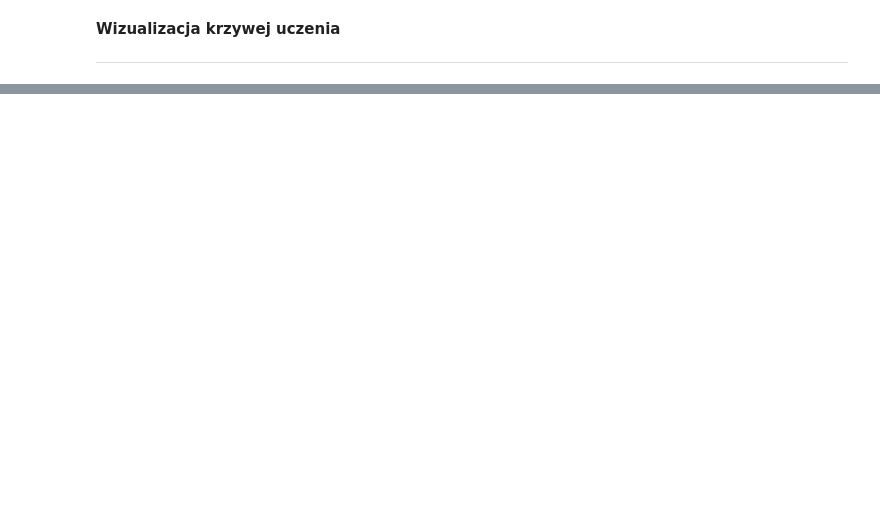
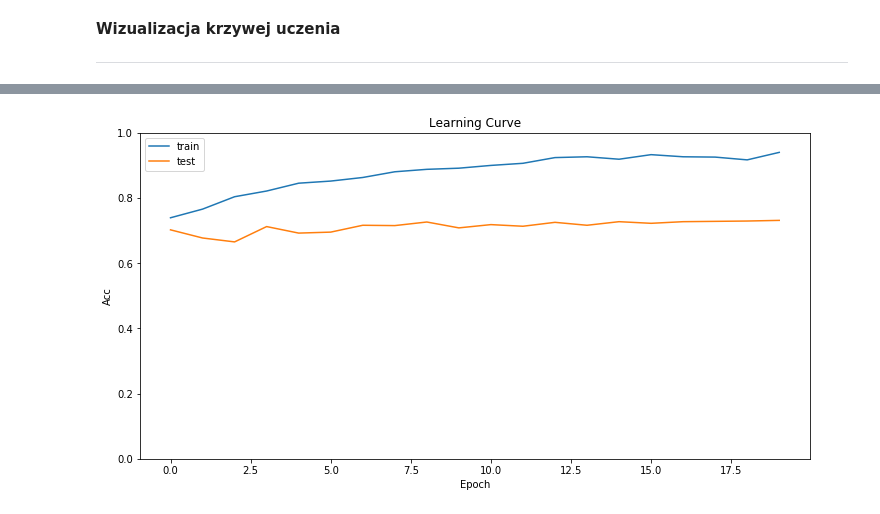
Before and after one commit to Rafal23/Cats_and_Dogs, a Jupyter notebook: 2_day5_cats_dogs.ipynb, the cells around one changed output, grey strips where cells are left out. Drawn from its saved outputs; the diff is of its cells as text; code cells hidden in the pictures; blank space fills up the shorter version.

Commit message:
Stworzenie drugiego modelu

```diff
--- a/2_day5_cats_dogs.ipynb
+++ b/2_day5_cats_dogs.ipynb
@@ -256,0 +268,2 @@ draw_learning_curve(history, key='acc', ylim=(0,1))
+# %%
+model.compile(loss='binary_crossentropy', optimizer=tf.train.AdamOptimizer(learning_rate=0.001), metrics=['accuracy'])
@@ -256,0 +313,20 @@ draw_learning_curve(history, key='acc', ylim=(0,1))
+# %%
+train_datagen2 = ImageDataGenerator(
+    rescale=1./255,
+    shear_range=0.1,
+    zoom_range=0.1,
+    horizontal_flip=True)
+
+test_datagen2 = ImageDataGenerator(rescale=1./255)
+
+train_generator2 = train_datagen2.flow_from_directory(
+    train_dir,
+    target_size=(150,150),
+    batch_size=32,
+    class_mode='binary')
+
+validation_generator2 = test_datagen2.flow_from_directory(
+    validation_dir,
+    target_size=(150,150),
+    batch_size=32,
+    class_mode='binary')
@@ -256,0 +336,8 @@ draw_learning_curve(history, key='acc', ylim=(0,1))
+# %%
+history = model.fit_generator(
+    train_generator2,
+    steps_per_epoch=800,
+    epochs=20,
+    validation_data=validation_generator2,
+    validation_steps=20,
+    verbose=2)
@@ -256,0 +371,4 @@ draw_learning_curve(history, key='acc', ylim=(0,1))
+# %%
+draw_learning_curve(history, key='acc', ylim=(0,1))
+# %% [output]
+[figure, added]
```
Also changed, not shown: parts of 12 cells of this notebook.
